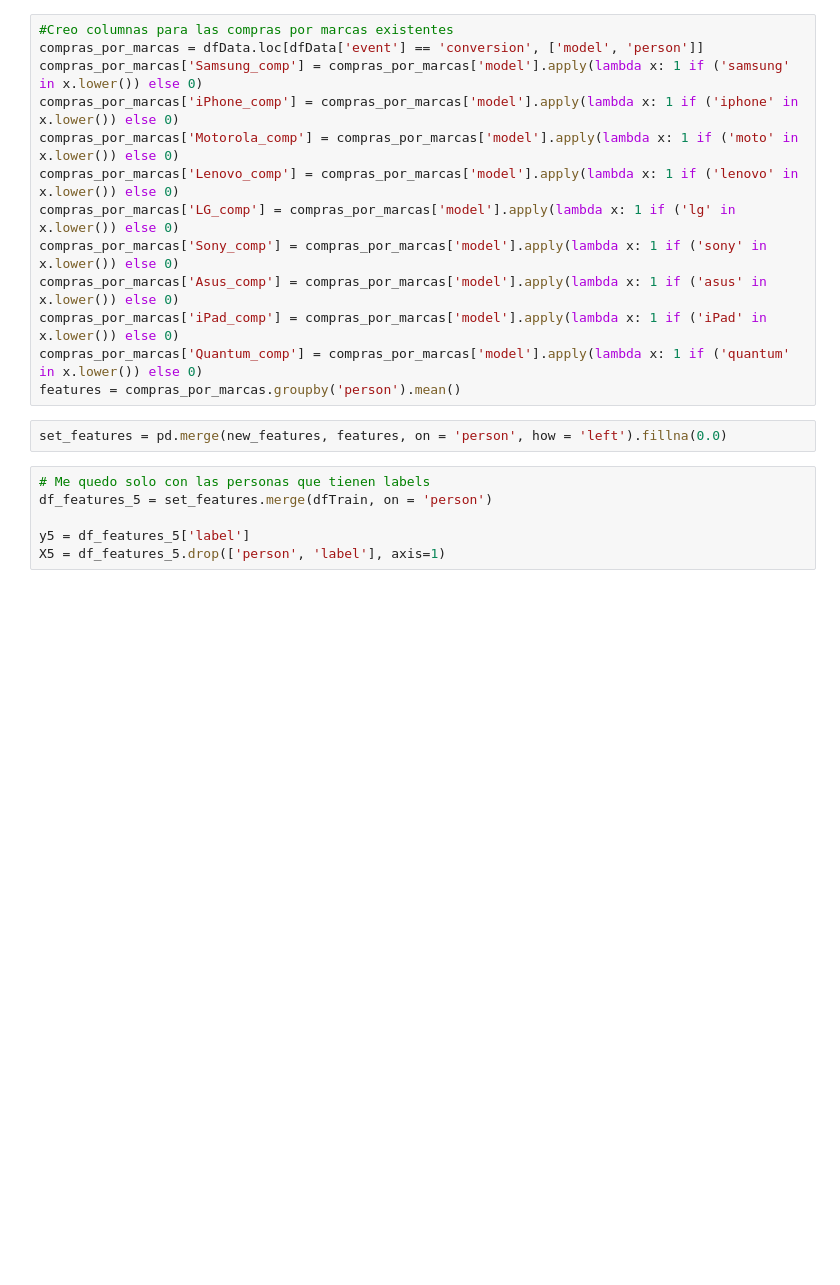
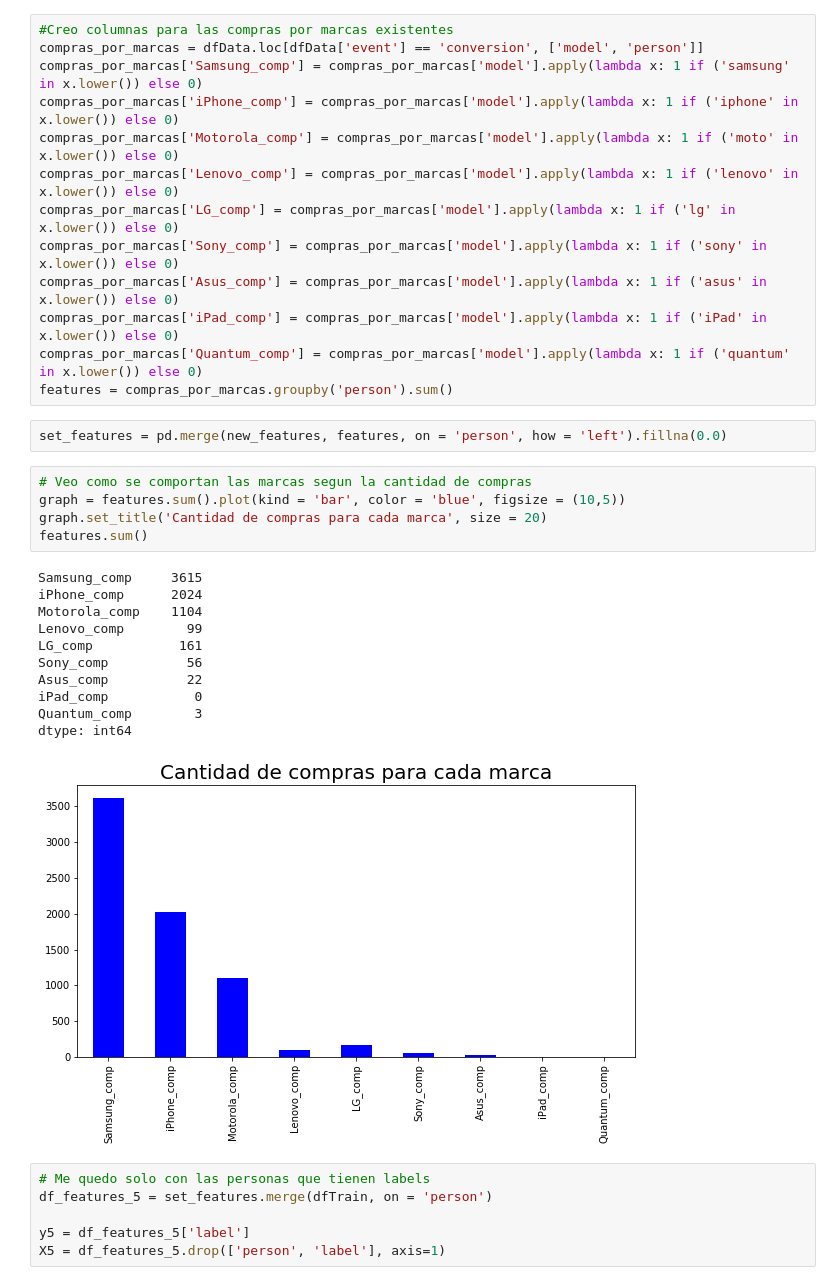
Before and after one commit to IgnacioKomar/OrganizacionDeDatos, a Jupyter notebook: TP2/TP2_Marcas_ Entradas.ipynb, the cells around one changed output. Cells and saved outputs as stored; diff of their text form; blank space fills up the shorter version.

```diff
--- a/TP2/TP2_Marcas_ Entradas.ipynb
+++ b/TP2/TP2_Marcas_ Entradas.ipynb
@@ -353,9 +392,26 @@ compras_por_marcas['Sony_comp'] = compras_por_marcas['model'].apply(lambda x: 1
 compras_por_marcas['Asus_comp'] = compras_por_marcas['model'].apply(lambda x: 1 if ('asus' in x.lower()) else 0)
 compras_por_marcas['iPad_comp'] = compras_por_marcas['model'].apply(lambda x: 1 if ('iPad' in x.lower()) else 0)
 compras_por_marcas['Quantum_comp'] = compras_por_marcas['model'].apply(lambda x: 1 if ('quantum' in x.lower()) else 0)
-features = compras_por_marcas.groupby('person').mean()
+features = compras_por_marcas.groupby('person').sum()
 # %%
 set_features = pd.merge(new_features, features, on = 'person', how = 'left').fillna(0.0)
+# %%
+# Veo como se comportan las marcas segun la cantidad de compras
+graph = features.sum().plot(kind = 'bar', color = 'blue', figsize = (10,5))
+graph.set_title('Cantidad de compras para cada marca', size = 20)
+features.sum()
+# %% [output]
+Samsung_comp     3615
+iPhone_comp      2024
+Motorola_comp    1104
+Lenovo_comp        99
+LG_comp           161
+Sony_comp          56
+Asus_comp          22
+iPad_comp           0
+Quantum_comp        3
+dtype: int64
+[figure, added]
 # %%
 # Me quedo solo con las personas que tienen labels
 df_features_5 = set_features.merge(dfTrain, on = 'person')
```
Also changed, not shown: parts of 38 cells of this notebook.
